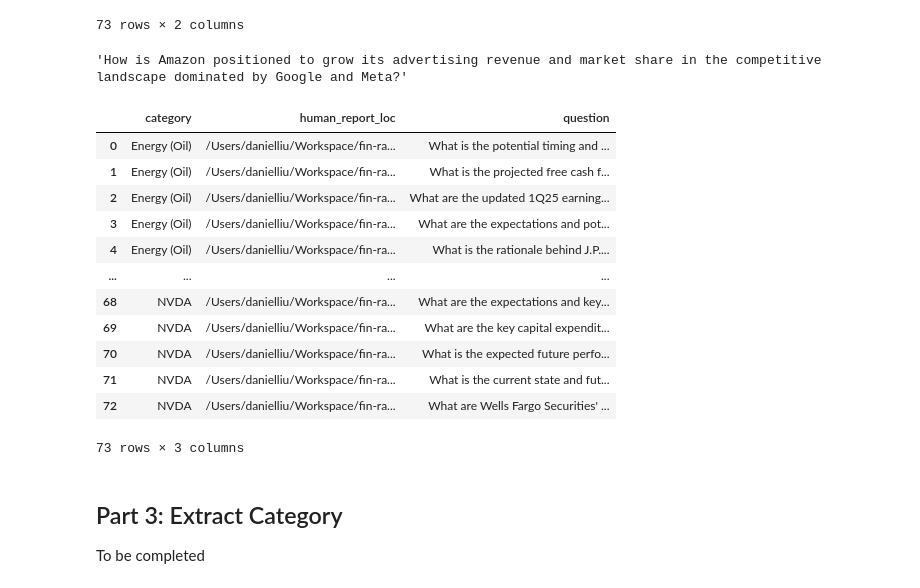
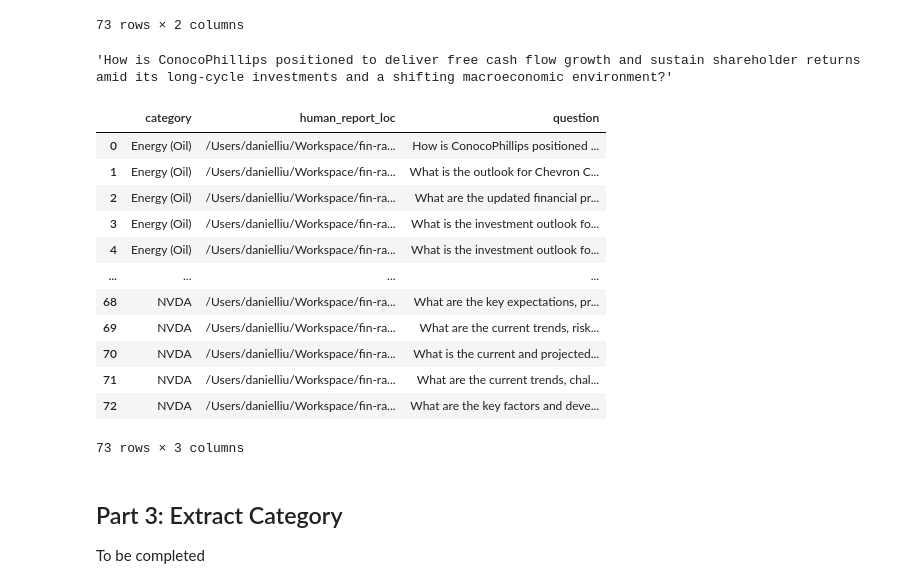
Before and after one commit to CloudyLeopard/senior-thesis, a Jupyter notebook: experiments/generate_questions.ipynb, the cells around one changed output. Drawn from its saved outputs; the diff is of its cells as text; code cells hidden in the pictures.

```diff
--- a/experiments/generate_questions.ipynb
+++ b/experiments/generate_questions.ipynb
@@ -76,7 +76,7 @@ df
 from kruppe.llm import OpenAILLM
 from kruppe.prompts.experiments import GENERATE_QUESTION_USER, GENERATE_QUESTION_SYSTEM
 
-llm = OpenAILLM(model="gpt-4o")
+llm = OpenAILLM(model="gpt-4.1")
 
 async def generate_questions(path: str):
     with open(path, 'r') as f:
@@ -97,25 +97,31 @@ async def generate_questions(path: str):
 # example
 await generate_questions(df["human_report_loc"][0])
 # %% [output]
-'How is Amazon positioned to grow its advertising revenue and market share in the competitive landscape dominated by Google and Meta?'
+'How is ConocoPhillips positioned to deliver free cash flow growth and sustain shareholder returns amid its long-cycle investments and a shifting macroeconomic environment?'
-# %%
-questions = await asyncio.gather(*[generate_questions(path) for path in df["human_report_loc"]])
-df["question"] = questions
-df
-# %% [output]
-|  | category | human_report_loc | question |
-| 0 | Energy (Oil) | /Users/danielliu/Workspace/fin-ra... | What is the potential timing and ... |
-| 1 | Energy (Oil) | /Users/danielliu/Workspace/fin-ra... | What is the projected free cash f... |
-| 2 | Energy (Oil) | /Users/danielliu/Workspace/fin-ra... | What are the updated 1Q25 earning... |
-| 3 | Energy (Oil) | /Users/danielliu/Workspace/fin-ra... | What are the expectations and pot... |
-| 4 | Energy (Oil) | /Users/danielliu/Workspace/fin-ra... | What is the rationale behind J.P.... |
-| ... | ... | ... | ... |
-| 68 | NVDA | /Users/danielliu/Workspace/fin-ra... | What are the expectations and key... |
-| 69 | NVDA | /Users/danielliu/Workspace/fin-ra... | What are the key capital expendit... |
-| 70 | NVDA | /Users/danielliu/Workspace/fin-ra... | What is the expected future perfo... |
-| 71 | NVDA | /Users/danielliu/Workspace/fin-ra... | What is the current state and fut... |
-| 72 | NVDA | /Users/danielliu/Workspace/fin-ra... | What are Wells Fargo Securities' ... |
-73 rows × 3 columns
+# %%
+async with asyncio.TaskGroup() as tg:
+    tasks = []
+    for path in df["human_report_loc"]:
+        task = tg.create_task(generate_questions(path))
+        tasks.append(task)
+
+questions = [task.result() for task in tasks]
+df["question"] = questions
+df
+# %% [output]
+|  | category | human_report_loc | question |
+| 0 | Energy (Oil) | /Users/danielliu/Workspace/fin-ra... | How is ConocoPhillips positioned ... |
+| 1 | Energy (Oil) | /Users/danielliu/Workspace/fin-ra... | What is the outlook for Chevron C... |
+| 2 | Energy (Oil) | /Users/danielliu/Workspace/fin-ra... | What are the updated financial pr... |
+| 3 | Energy (Oil) | /Users/danielliu/Workspace/fin-ra... | What is the investment outlook fo... |
+| 4 | Energy (Oil) | /Users/danielliu/Workspace/fin-ra... | What is the investment outlook fo... |
+| ... | ... | ... | ... |
+| 68 | NVDA | /Users/danielliu/Workspace/fin-ra... | What are the key expectations, pr... |
+| 69 | NVDA | /Users/danielliu/Workspace/fin-ra... | What are the current trends, risk... |
+| 70 | NVDA | /Users/danielliu/Workspace/fin-ra... | What is the current and projected... |
+| 71 | NVDA | /Users/danielliu/Workspace/fin-ra... | What are the current trends, chal... |
+| 72 | NVDA | /Users/danielliu/Workspace/fin-ra... | What are the key factors and deve... |
+73 rows × 3 columns
 # %%
 df.to_csv("./reports.csv", index=False)
 # %% [markdown]
```
Also changed, not shown: 11 other files.
